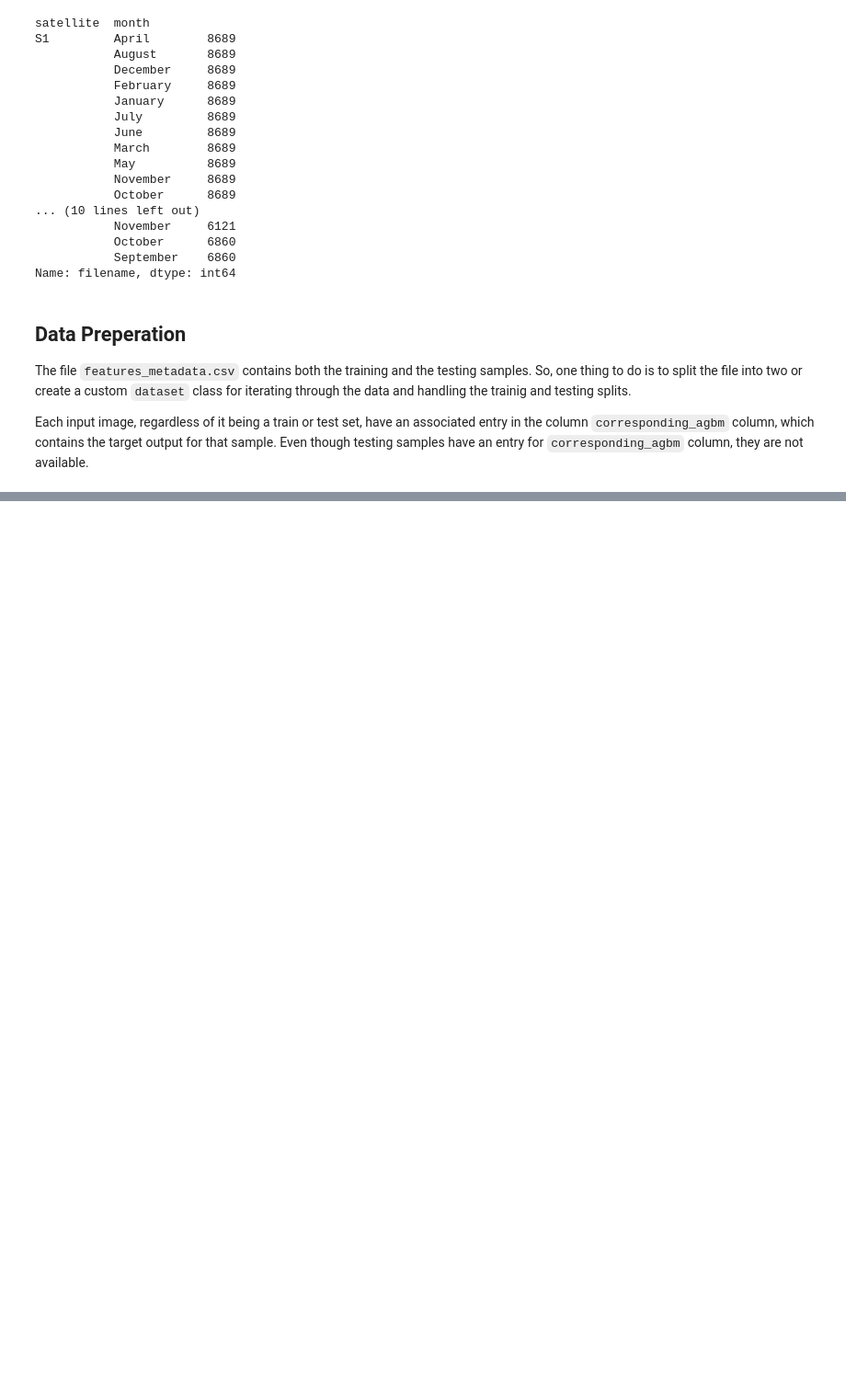
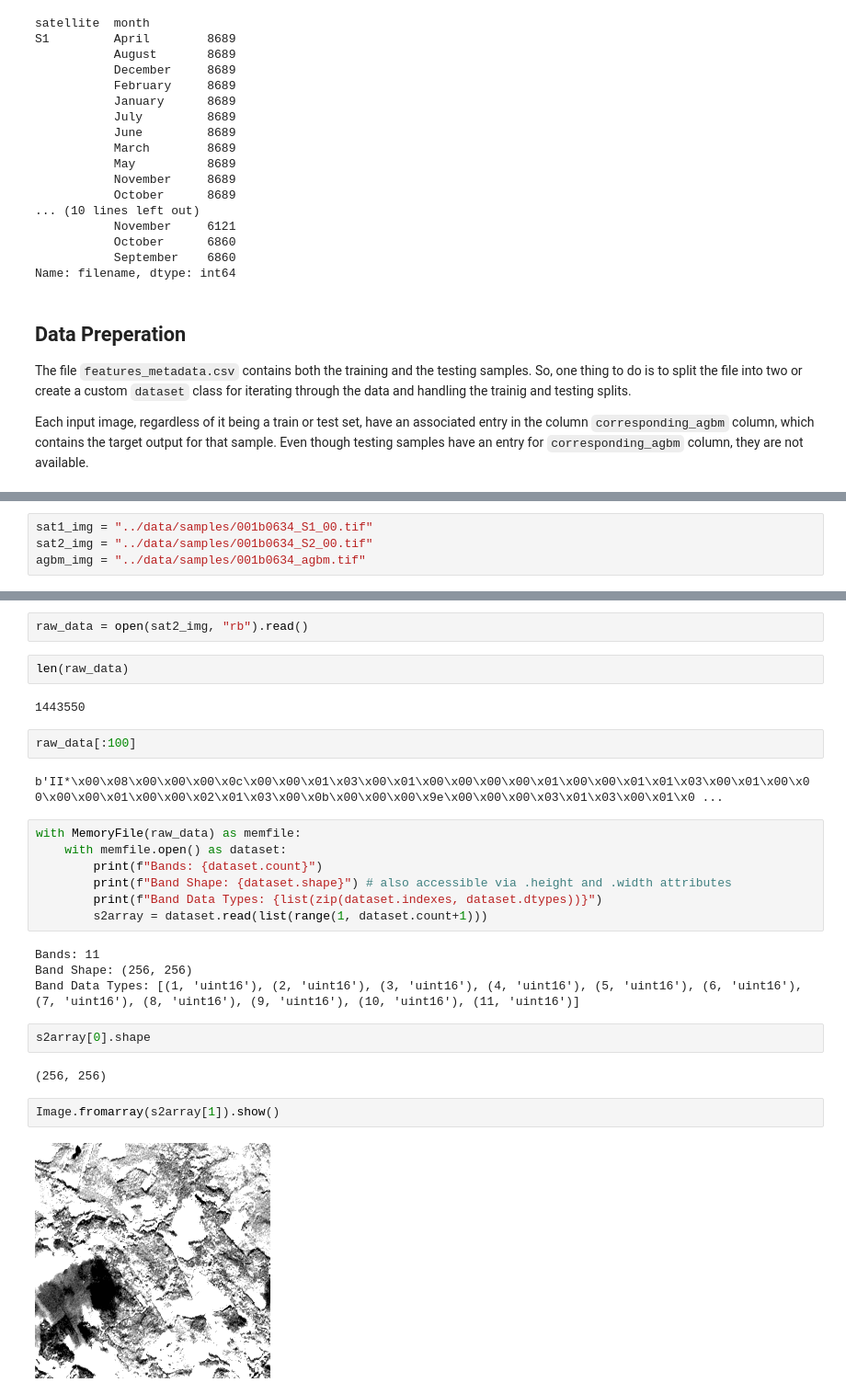
Before and after one commit to goopyflux/BioMassters, a Jupyter notebook: notebooks/metadata_exploration.ipynb, the cells around one changed output, grey strips where cells are left out. Shown at 92% size. Saved outputs shown, nothing was run; the diff lists cells and outputs as text; blank space fills up the shorter version.

Commit message:
Streaming images from S3 with rasterio. Close but not quite there yet.

```diff
--- a/notebooks/metadata_exploration.ipynb
+++ b/notebooks/metadata_exploration.ipynb
@@ -187,0 +194,4 @@ Each input image, regardless of it being a train or test set, have an associated
+# %%
+sat1_img = "../data/samples/001b0634_S1_00.tif"
+sat2_img = "../data/samples/001b0634_S2_00.tif"
+agbm_img = "../data/samples/001b0634_agbm.tif"
@@ -187,0 +243,29 @@ Each input image, regardless of it being a train or test set, have an associated
+# %%
+raw_data = open(sat2_img, "rb").read()
+# %%
+len(raw_data)
+# %% [output]
+1443550
+# %%
+raw_data[:100]
+# %% [output]
+b'II*\x00\x08\x00\x00\x00\x0c\x00\x00\x01\x03\x00\x01\x00\x00\x00\x00\x01\x00\x00\x01\x01\x03\x00\x01\x00\x00\x00\x00\x01\x00\x00\x02\x01\x03\x00\x0b\x00\x00\x00\x9e\x00\x00\x00\x03\x01\x03\x00\x01\x0 ...
+# %%
+with MemoryFile(raw_data) as memfile:
+    with memfile.open() as dataset:
+        print(f"Bands: {dataset.count}")
+        print(f"Band Shape: {dataset.shape}") # also accessible via .height and .width attributes
+        print(f"Band Data Types: {list(zip(dataset.indexes, dataset.dtypes))}")
+        s2array = dataset.read(list(range(1, dataset.count+1)))
+# %% [output]
+Bands: 11
+Band Shape: (256, 256)
+Band Data Types: [(1, 'uint16'), (2, 'uint16'), (3, 'uint16'), (4, 'uint16'), (5, 'uint16'), (6, 'uint16'), (7, 'uint16'), (8, 'uint16'), (9, 'uint16'), (10, 'uint16'), (11, 'uint16')]
+# %%
+s2array[0].shape
+# %% [output]
+(256, 256)
+# %%
+Image.fromarray(s2array[1]).show()
+# %% [output]
+[figure, added]
```
Also changed, not shown: parts of 13 cells of this notebook, 5 other files.
